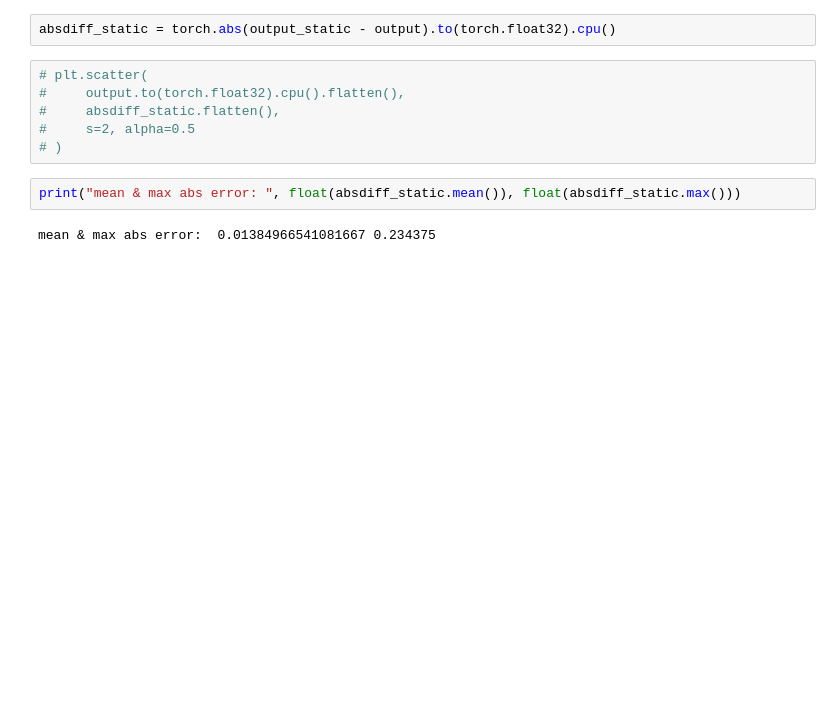
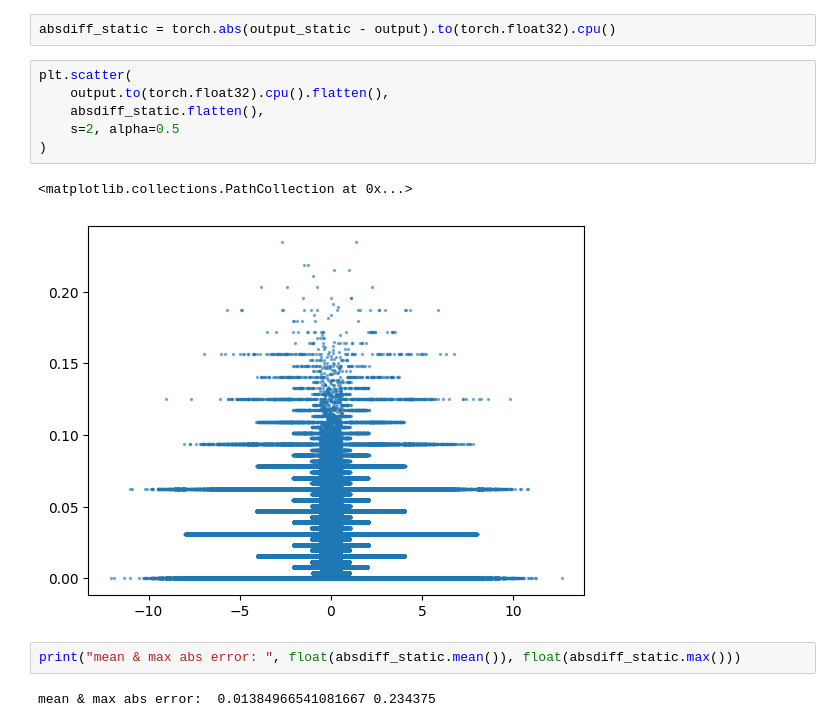
Before and after one commit to learning-chip/DeepSeek-V3, a Jupyter notebook: inference/debug_e2e_cudagraph.ipynb, the cells around one changed output. Cells and saved outputs as stored; diff of their text form; blank space fills up the shorter version.

```diff
--- a/inference/debug_e2e_cudagraph.ipynb
+++ b/inference/debug_e2e_cudagraph.ipynb
@@ -128,11 +131,14 @@ output_static.min = -12.0625, output_static.max = 12.6875
 # %%
 absdiff_static = torch.abs(output_static - output).to(torch.float32).cpu()
 # %%
-# plt.scatter(
-#     output.to(torch.float32).cpu().flatten(),
-#     absdiff_static.flatten(),
-#     s=2, alpha=0.5
-# )
+plt.scatter(
+    output.to(torch.float32).cpu().flatten(),
+    absdiff_static.flatten(),
+    s=2, alpha=0.5
+)
+# %% [output]
+<matplotlib.collections.PathCollection at 0x...>
+[figure, added]
 # %%
 print("mean & max abs error: ", float(absdiff_static.mean()), float(absdiff_static.max()))
 # %% [output]
```
Also changed, not shown: parts of 3 cells of this notebook, 1 other file.
